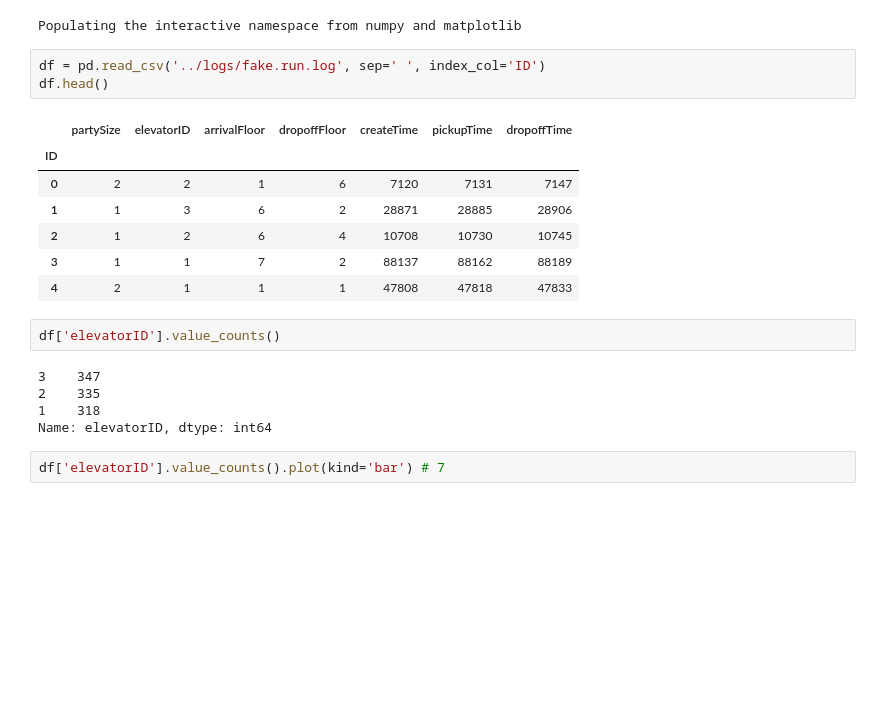
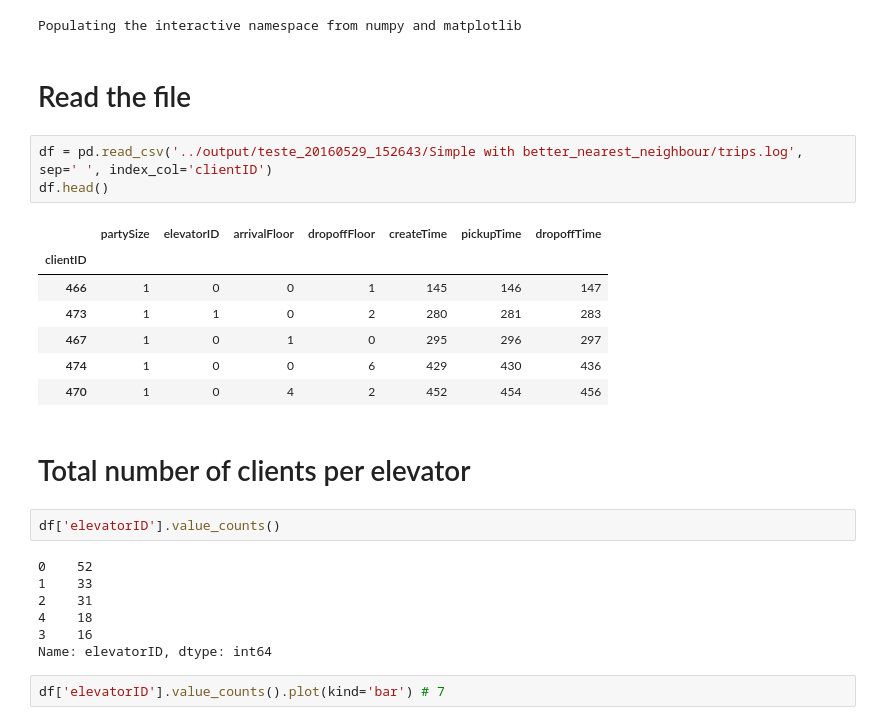
Before and after one commit to pedrovanzella/intelevator, a Jupyter notebook: tools/Logparser.ipynb, the cells around one changed output. Drawn from its saved outputs; the diff is of its cells as text; blank space fills up the shorter version.

```diff
--- a/tools/Logparser.ipynb
+++ b/tools/Logparser.ipynb
@@ -3,23 +3,29 @@
 import pandas as pd
 # %% [output]
 Populating the interactive namespace from numpy and matplotlib
+# %% [markdown]
+# Read the file
 # %%
-df = pd.read_csv('../logs/fake.run.log', sep=' ', index_col='ID')
+df = pd.read_csv('../output/teste_20160529_152643/Simple with better_nearest_neighbour/trips.log', sep=' ', index_col='clientID')
 df.head()
 # %% [output]
 |  | partySize | elevatorID | arrivalFloor | dropoffFloor | createTime | pickupTime | dropoffTime |
-| ID |  |  |  |  |  |  |  |
-| 0 | 2 | 2 | 1 | 6 | 7120 | 7131 | 7147 |
-| 1 | 1 | 3 | 6 | 2 | 28871 | 28885 | 28906 |
-| 2 | 1 | 2 | 6 | 4 | 10708 | 10730 | 10745 |
-| 3 | 1 | 1 | 7 | 2 | 88137 | 88162 | 88189 |
-| 4 | 2 | 1 | 1 | 1 | 47808 | 47818 | 47833 |
+| clientID |  |  |  |  |  |  |  |
+| 466 | 1 | 0 | 0 | 1 | 145 | 146 | 147 |
+| 473 | 1 | 1 | 0 | 2 | 280 | 281 | 283 |
+| 467 | 1 | 0 | 1 | 0 | 295 | 296 | 297 |
+| 474 | 1 | 0 | 0 | 6 | 429 | 430 | 436 |
+| 470 | 1 | 0 | 4 | 2 | 452 | 454 | 456 |
+# %% [markdown]
+# Total number of clients per elevator
 # %%
 df['elevatorID'].value_counts()
 # %% [output]
-3    347
-2    335
-1    318
+0    52
+1    33
+2    31
+4    18
+3    16
 Name: elevatorID, dtype: int64
 # %%
 df['elevatorID'].value_counts().plot(kind='bar') # 7
```
Also changed, not shown: parts of 4 cells of this notebook.
